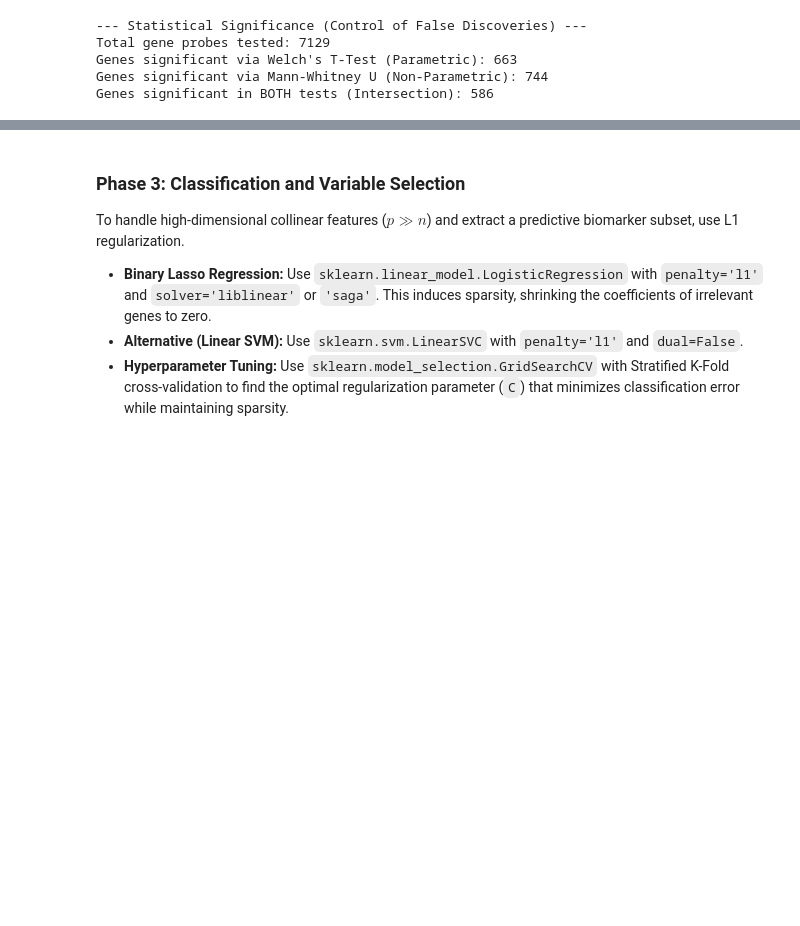
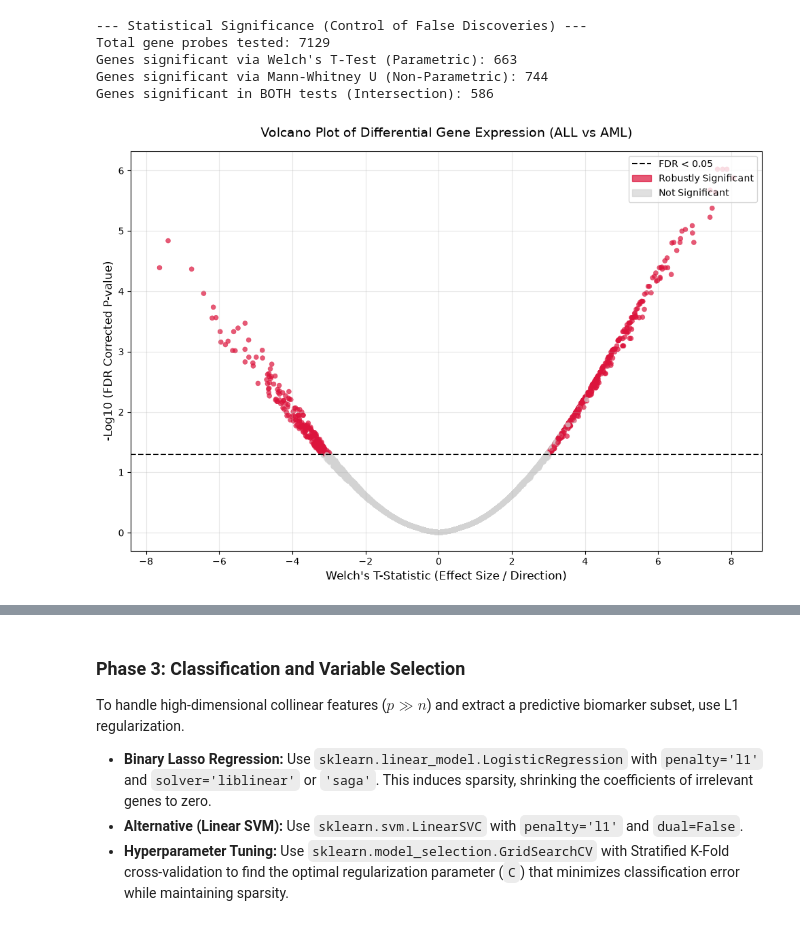
Before and after one commit to Iquadro1/analisi-dati, a Jupyter notebook: progetto/project.ipynb, the cells around one changed output, grey strips where cells are left out. Cells and saved outputs as stored; diff of their text form; code cells hidden in the pictures; blank space fills up the shorter version.

Commit message:
added useful plots

```diff
--- a/progetto/project.ipynb
+++ b/progetto/project.ipynb
@@ -368,3 +372,91 @@ Total gene probes tested: 7129
 Genes significant via Welch's T-Test (Parametric): 663
 Genes significant via Mann-Whitney U (Non-Parametric): 744
 Genes significant in BOTH tests (Intersection): 586
+# %%
+# ==========================================
+# 1. VOLCANO PLOT
+# ==========================================
+# We use the t_stats and pvals_corrected_t arrays generated in Phase 2
+volcano_df = pd.DataFrame({
+    'Gene_Probe': feature_cols,
+    'T_Statistic': t_stats,
+    'FDR_P_Value': pvals_corrected_t,
+})
+
+# Calculate -log10 of the FDR corrected p-value
+# We add a tiny epsilon (1e-300) to prevent log(0) errors for extremely small p-values
+volcano_df['neg_log10_FDR'] = -np.log10(volcano_df['FDR_P_Value'] + 1e-300)
+
+# Flag genes that are in our robust baseline (significant in BOTH tests)
+volcano_df['Robust_Significant'] = volcano_df['Gene_Probe'].apply(lambda x: x in robust_baseline_genes)
+
+plt.figure(figsize=(10, 7))
+
+# Scatter plot: Gray for not robustly significant, Crimson for robustly significant
+sns.scatterplot(
+    data=volcano_df,
+    x='T_Statistic',
+    y='neg_log10_FDR',
+    hue='Robust_Significant',
+    palette={False: 'lightgray', True: 'crimson'},
+    alpha=0.7,
+    edgecolor=None,
+    s=25
+)
+
+# Add a horizontal line for the FDR threshold of 0.05
+fdr_threshold_val = -np.log10(0.05)
+plt.axhline(fdr_threshold_val, color='black', linestyle='--', linewidth=1.5)
+
+plt.title('Volcano Plot of Differential Gene Expression (ALL vs AML)', fontsize=14, pad=15)
+plt.xlabel("Welch's T-Statistic (Effect Size / Direction)", fontsize=12)
+plt.ylabel('-Log10 (FDR Corrected P-value)', fontsize=12)
+
+# Customizing the legend for clarity
+handles, labels = plt.gca().get_legend_handles_labels()
+# The exact handle indices depend on seaborn versions, but usually we just build custom patches
+import matplotlib.patches as mpatches
+import matplotlib.lines as mlines
+red_patch = mpatches.Patch(color='crimson', label='Robustly Significant', alpha=0.7)
+gray_patch = mpatches.Patch(color='lightgray', label='Not Significant', alpha=0.7)
+thresh_line = mlines.Line2D([], [], color='black', linestyle='--', label='FDR < 0.05')
+
+plt.legend(handles=[thresh_line, red_patch, gray_patch], loc='upper right')
+plt.grid(True, alpha=0.3)
+plt.tight_layout()
+plt.show()
+
+
+# ==========================================
+# 2. CONCORDANCE VENN DIAGRAM
+# ==========================================
+plt.figure(figsize=(7, 7))
+
+# Create the Venn diagram using the Python sets created in Phase 2
+venn = venn2(
+    subsets=(
+        len(set_t - set_mw),              # Genes significant ONLY in T-Test
+        len(set_mw - set_t),              # Genes significant ONLY in Mann-Whitney
+        len(set_t.intersection(set_mw))   # Genes significant in BOTH (Robust Baseline)
+    ),
+    set_labels=(
+        "Welch's T-Test\n(Parametric)",
+        "Mann-Whitney U\n(Non-Parametric)"
+    ),
+    set_colors=('skyblue', 'lightgreen'),
+    alpha=0.7
+)
+
+# Optional: Add outlines to the circles for a cleaner look
+try:
+    from matplotlib_venn import venn2_circles
+    venn2_circles(subsets=(len(set_t - set_mw), len(set_mw - set_t), len(robust_baseline_genes)),
+                  linestyle='solid', linewidth=1.0, color='gray')
+except ImportError:
+    pass
+
+plt.title('Concordance of Significant Genes (FDR < 0.05)\nAcross Statistical Tests', fontsize=14, pad=15)
+plt.tight_layout()
+plt.show()
+# %% [output]
+[figure, added]
```
Also changed, not shown: parts of 11 cells of this notebook, 2 other files.
